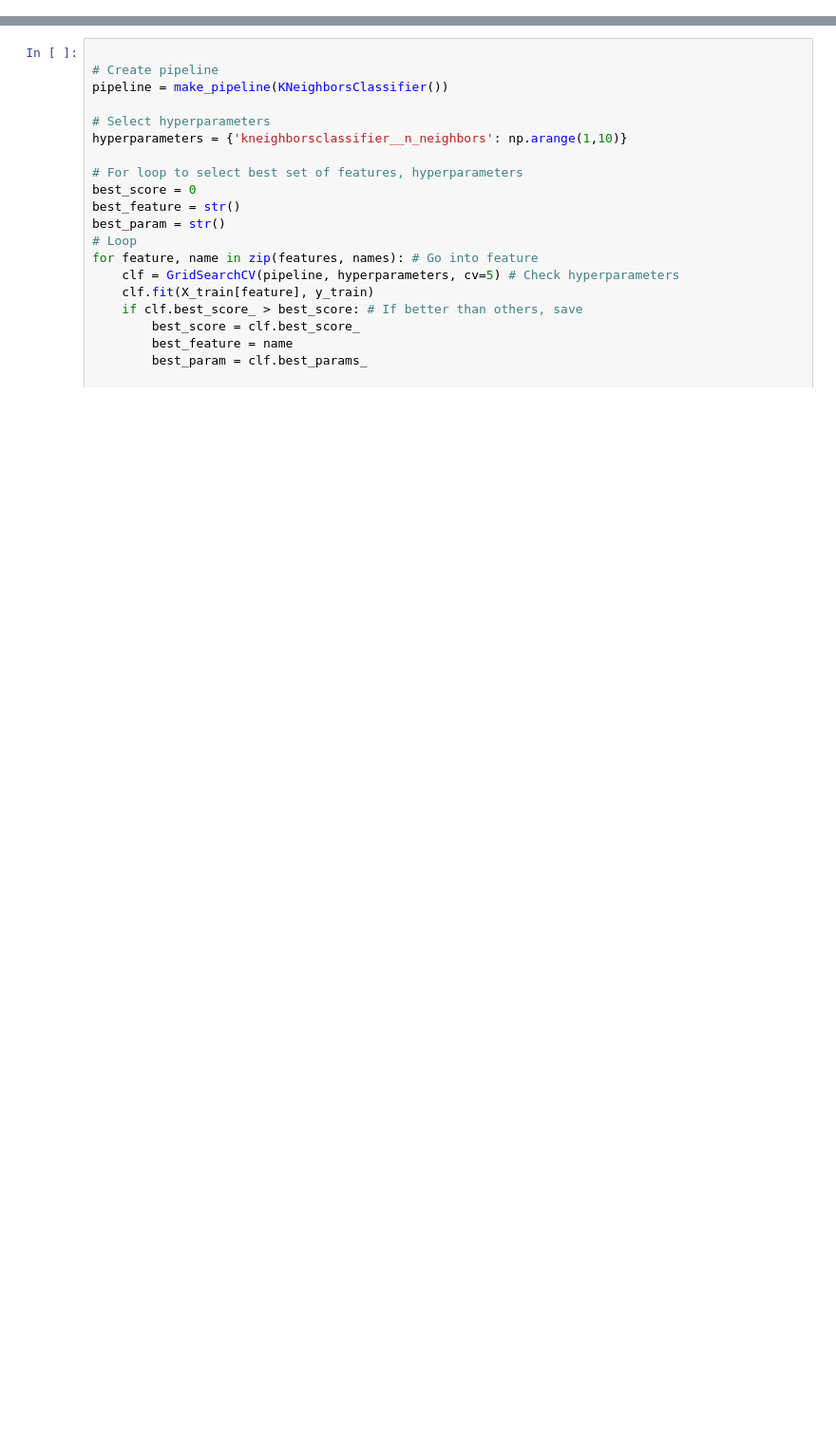
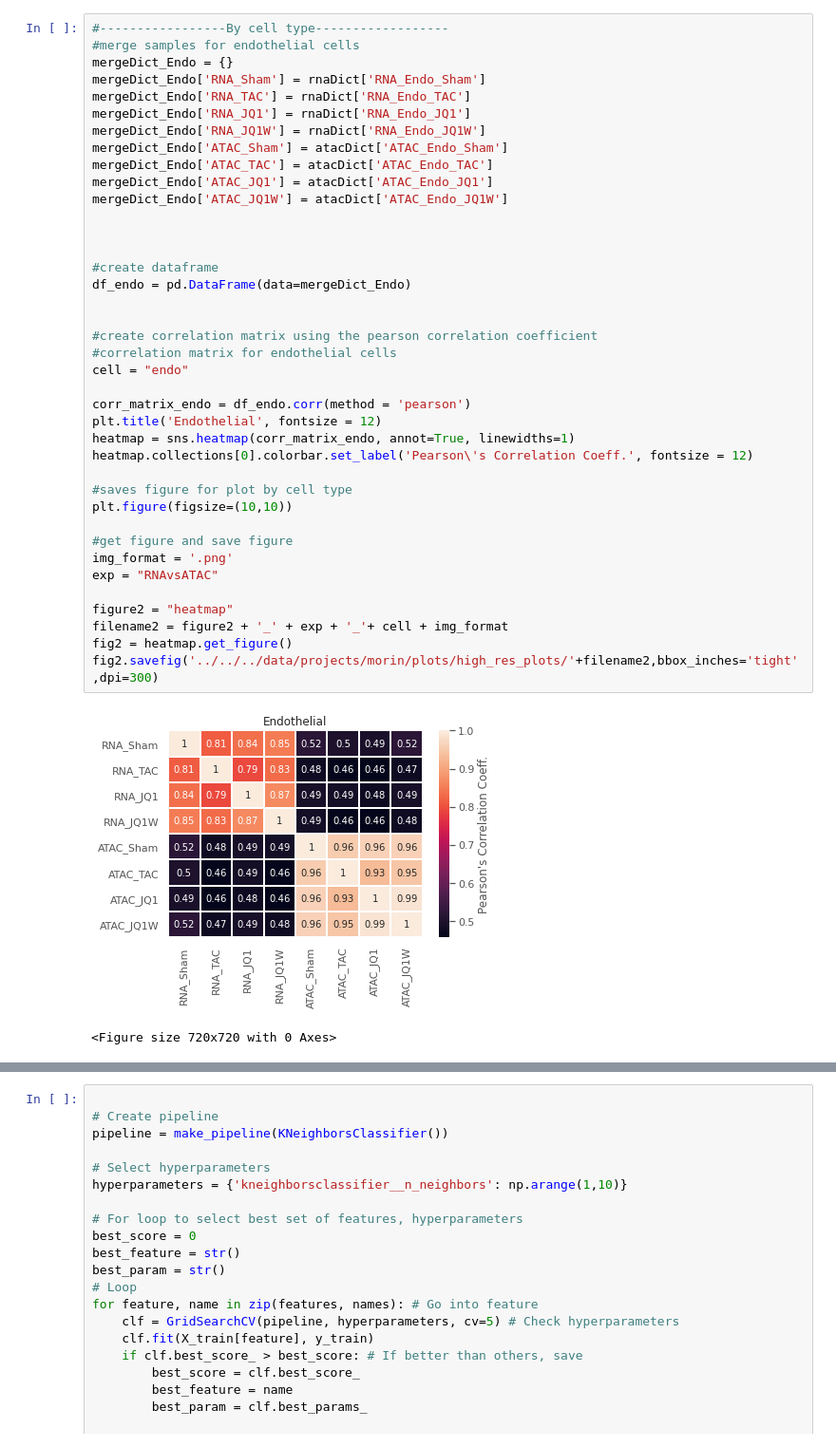
Before and after one commit to code-s-witch/Pollard-Lab, a Jupyter notebook: combined_replicates_cellType_specific.ipynb, the cells around one changed output, grey strips where cells are left out. Shown at 95% size. Drawn from its saved outputs; the diff is of its cells as text; blank space fills up the shorter version.

```diff
--- a/combined_replicates_cellType_specific.ipynb
+++ b/combined_replicates_cellType_specific.ipynb
@@ -857,0 +258,42 @@ plt.colorbar()
+# %%
+#-----------------By cell type------------------
+#merge samples for endothelial cells
+mergeDict_Endo = {}
+mergeDict_Endo['RNA_Sham'] = rnaDict['RNA_Endo_Sham']
+mergeDict_Endo['RNA_TAC'] = rnaDict['RNA_Endo_TAC']
+mergeDict_Endo['RNA_JQ1'] = rnaDict['RNA_Endo_JQ1']
+mergeDict_Endo['RNA_JQ1W'] = rnaDict['RNA_Endo_JQ1W']
+mergeDict_Endo['ATAC_Sham'] = atacDict['ATAC_Endo_Sham']
+mergeDict_Endo['ATAC_TAC'] = atacDict['ATAC_Endo_TAC']
+mergeDict_Endo['ATAC_JQ1'] = atacDict['ATAC_Endo_JQ1']
+mergeDict_Endo['ATAC_JQ1W'] = atacDict['ATAC_Endo_JQ1W']
+
+
+
+#create dataframe
+df_endo = pd.DataFrame(data=mergeDict_Endo)
+
+
+#create correlation matrix using the pearson correlation coefficient
+#correlation matrix for endothelial cells
+cell = "endo"
+
+corr_matrix_endo = df_endo.corr(method = 'pearson')
+plt.title('Endothelial', fontsize = 12)
+heatmap = sns.heatmap(corr_matrix_endo, annot=True, linewidths=1)
+heatmap.collections[0].colorbar.set_label('Pearson\'s Correlation Coeff.', fontsize = 12)
+
+#saves figure for plot by cell type
+plt.figure(figsize=(10,10))
+
+#get figure and save figure
+img_format = '.png'
+exp = "RNAvsATAC"
+
+figure2 = "heatmap"
+filename2 = figure2 + '_' + exp + '_'+ cell + img_format
+fig2 = heatmap.get_figure()
+fig2.savefig('../../../data/projects/morin/plots/high_res_plots/'+filename2,bbox_inches='tight',dpi=300)
+# %% [output]
+[figure, added]
+<Figure size 720x720 with 0 Axes>
```
Also changed, not shown: parts of 51 cells of this notebook.
